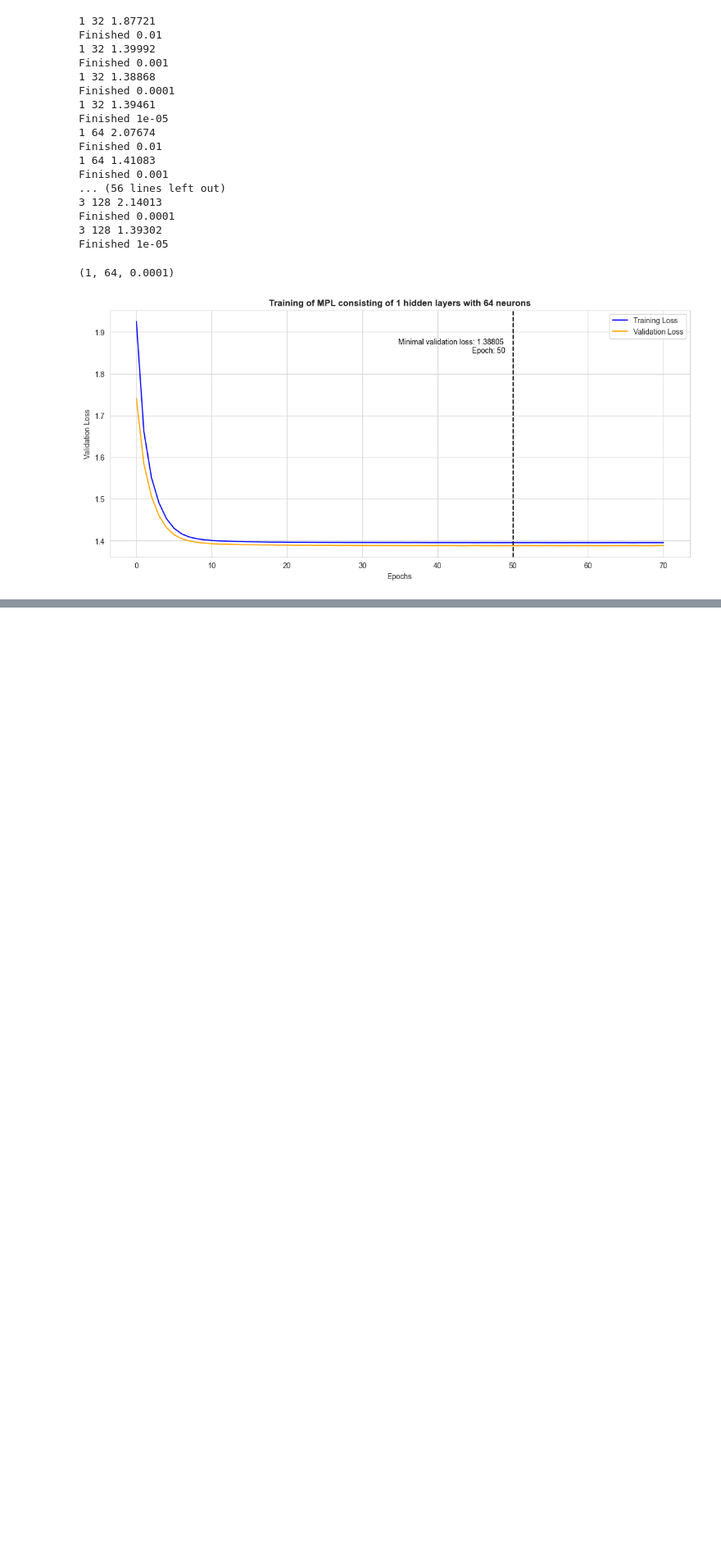
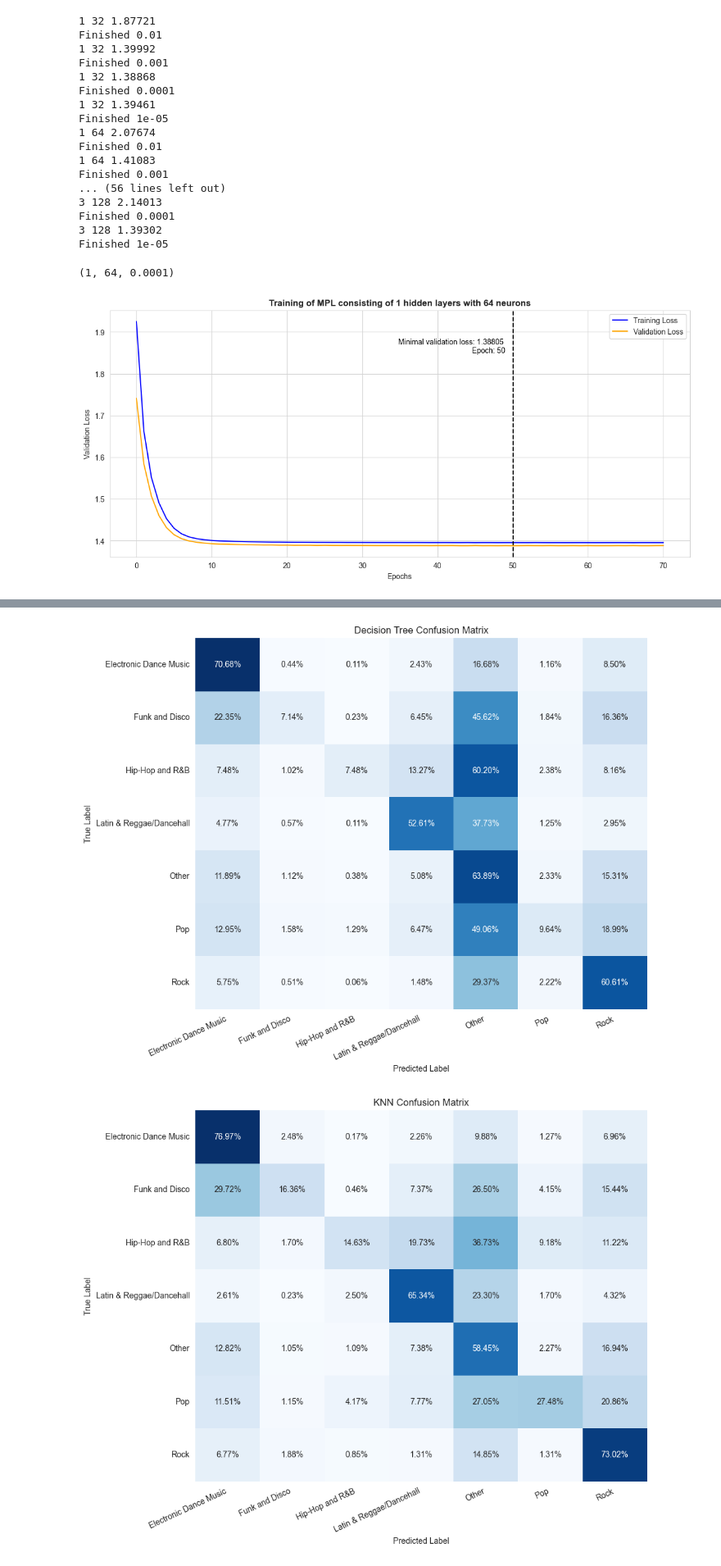
Before and after one commit to laskagrzegorz/dataScienceProject, a Jupyter notebook: 3_tests/Pre-processing.ipynb, the cells around one changed output, grey strips where cells are left out. Shown at 82% size. Saved outputs shown, nothing was run; the diff lists cells and outputs as text; code cells hidden in the pictures; blank space fills up the shorter version.

```diff
--- a/3_tests/Pre-processing.ipynb
+++ b/3_tests/Pre-processing.ipynb
@@ -879,0 +894,18 @@ plot_training_history(training_history, best_config)
+# %%
+# Load in the training dataset
+X_test = pd.read_csv('../1_data/derived/X_test_normalised.csv').to_numpy()
+y_test = pd.read_csv('../1_data/derived/y_test.csv').to_numpy().ravel()
+# %%
+# Load the model
+with open("best_model_decision_tree.pkl", "rb") as f:
+    decision_tree_model = pickle.load(f)
+
+# Load the model
+with open("best_model_knn.pkl", "rb") as f:
+    knn_model = pickle.load(f)
+
+# Load the model
+# with open("best_model_MLP.pkl", "rb") as f:
+#     mlp_model = pickle.load(f)
+
+mlp_model = best_model
@@ -879,0 +953,59 @@ plot_training_history(training_history, best_config)
+# %%
+from sklearn.metrics import confusion_matrix
+import pandas as pd
+
+# Calculate confusion matrices
+decision_tree_cm = confusion_matrix(y_test, decision_tree_predictions)
+knn_cm = confusion_matrix(y_test, knn_predictions)
+mlp_cm = confusion_matrix(y_test, mlp_labels)
+
+# Convert confusion matrices to DataFrames for better visualization
+decision_tree_cm_df = pd.DataFrame(decision_tree_cm, index=range(7), columns=range(7))
+knn_cm_df = pd.DataFrame(knn_cm, index=range(7), columns=range(7))
+mlp_cm_df = pd.DataFrame(mlp_cm, index=range(7), columns=range(7))
+
+
+
+# Normalize confusion matrices to show percentages
+decision_tree_cm_norm = decision_tree_cm.astype('float') / decision_tree_cm.sum(axis=1)[:, np.newaxis]
+knn_cm_norm = knn_cm.astype('float') / knn_cm.sum(axis=1)[:, np.newaxis]
+mlp_cm_norm = mlp_cm.astype('float') / mlp_cm.sum(axis=1)[:, np.newaxis]
+
+# Define class names using the classes_ attribute of LabelEncoder
+class_names = label_encoder.classes_
+
+# Plot Decision Tree Confusion Matrix
+plt.figure(figsize=(10, 8))
+heatmap = sns.heatmap(decision_tree_cm_norm, annot=True, fmt=".2%", cmap="Blues", cbar=False, xticklabels=class_names, yticklabels=class_names)
+plt.title("Decision Tree Confusion Matrix")
+plt.xlabel("Predicted Label")
+plt.ylabel("True Label")
+plt.xticks(rotation=25, ha='right')  # Rotate x-axis labels by 45 degrees and align to the right
+plt.tight_layout()  # Adjust layout to prevent overlap
+# plt.savefig("decision_tree_confusion_matrix_percentage.png")
+plt.show()
+
+# Plot KNN Confusion Matrix
+plt.figure(figsize=(10, 8))
+heatmap = sns.heatmap(knn_cm_norm, annot=True, fmt=".2%", cmap="Blues", cbar=False, xticklabels=class_names, yticklabels=class_names)
+plt.title("KNN Confusion Matrix")
+plt.xlabel("Predicted Label")
+plt.ylabel("True Label")
+plt.xticks(rotation=25, ha='right')  # Rotate x-axis labels by 45 degrees and align to the right
+plt.tight_layout()  # Adjust layout to prevent overlap
+# plt.savefig("knn_confusion_matrix_percentage.png")
+plt.show()
+
+# Plot MLP Confusion Matrix
+plt.figure(figsize=(10, 8))
+heatmap = sns.heatmap(mlp_cm_norm, annot=True, fmt=".2%", cmap="Blues", cbar=False, xticklabels=class_names, yticklabels=class_names)
+plt.title("MLP Confusion Matrix")
+plt.xlabel("Predicted Label")
+plt.ylabel("True Label")
+plt.xticks(rotation=25, ha='right')  # Rotate x-axis labels by 45 degrees and align to the right
+plt.tight_layout()  # Adjust layout to prevent overlap
+# plt.savefig("mlp_confusion_matrix_percentage.png")
+plt.show()
+# %% [output]
+[figure, added]
+[figure, added]
```
Also changed, not shown: parts of 16 cells of this notebook, 26 other files.
